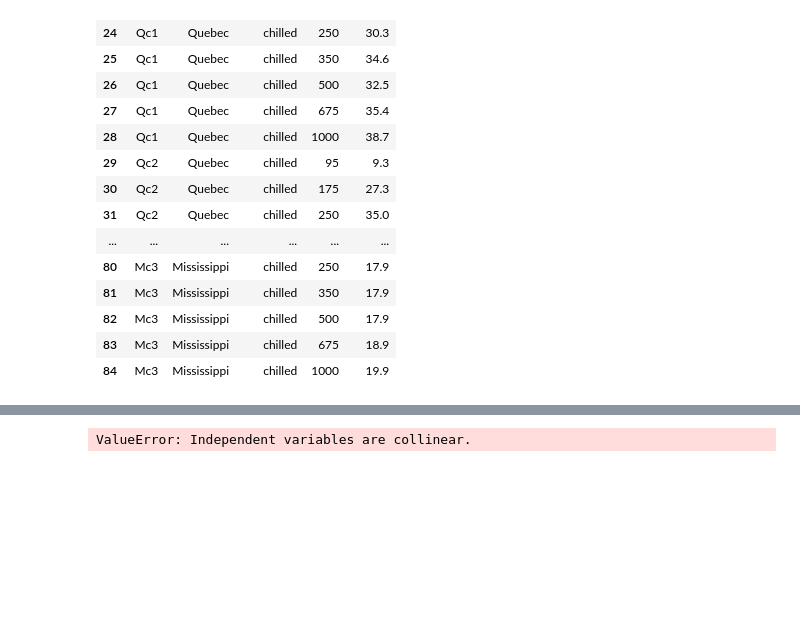
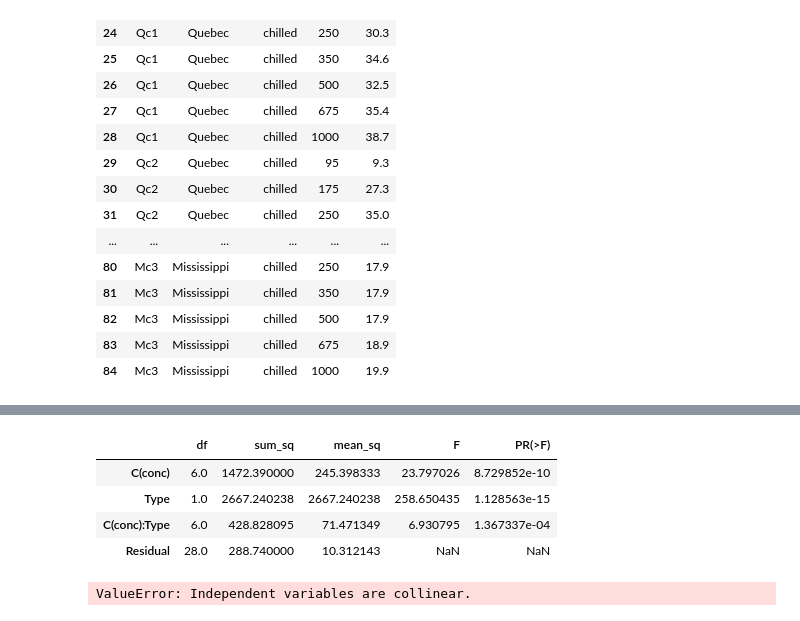
Before and after one commit to yori-lol/R-in-Action-Python, a Jupyter notebook: 9 ANOVA.ipynb, the cells around one changed output, grey strips where cells are left out. Saved outputs shown, nothing was run; the diff lists cells and outputs as text; code cells hidden in the pictures; blank space fills up the shorter version.

```diff
--- a/9 ANOVA.ipynb
+++ b/9 ANOVA.ipynb
@@ -296,3 +325,11 @@ w1b1
+# %%
+sm.stats.anova_lm(smf.ols('uptake ~ C(conc) * Type', data = w1b1).fit(), type=2)
+# %% [output]
+|  | df | sum_sq | mean_sq | F | PR(>F) |
+| C(conc) | 6.0 | 1472.390000 | 245.398333 | 23.797026 | 8.729852e-10 |
+| Type | 1.0 | 2667.240238 | 2667.240238 | 258.650435 | 1.128563e-15 |
+| C(conc):Type | 6.0 | 428.828095 | 71.471349 | 6.930795 | 1.367337e-04 |
+| Residual | 28.0 | 288.740000 | 10.312143 | NaN | NaN |
 # %%
 # 组间因子表示不同组的不同水平
 # 组内因子表示同一组内的不同测量时间点或者条件
```
Also changed, not shown: parts of 4 cells of this notebook, 1 other file.
